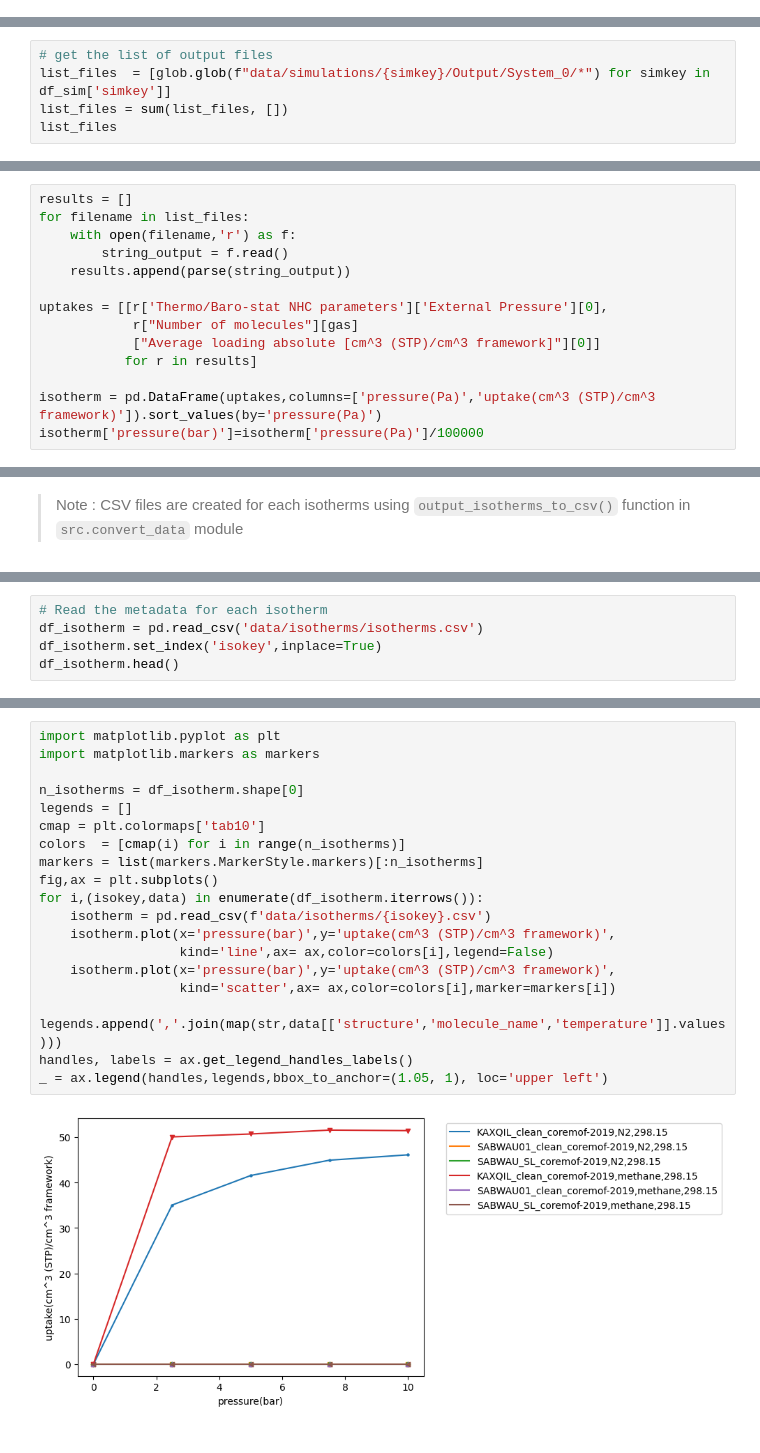
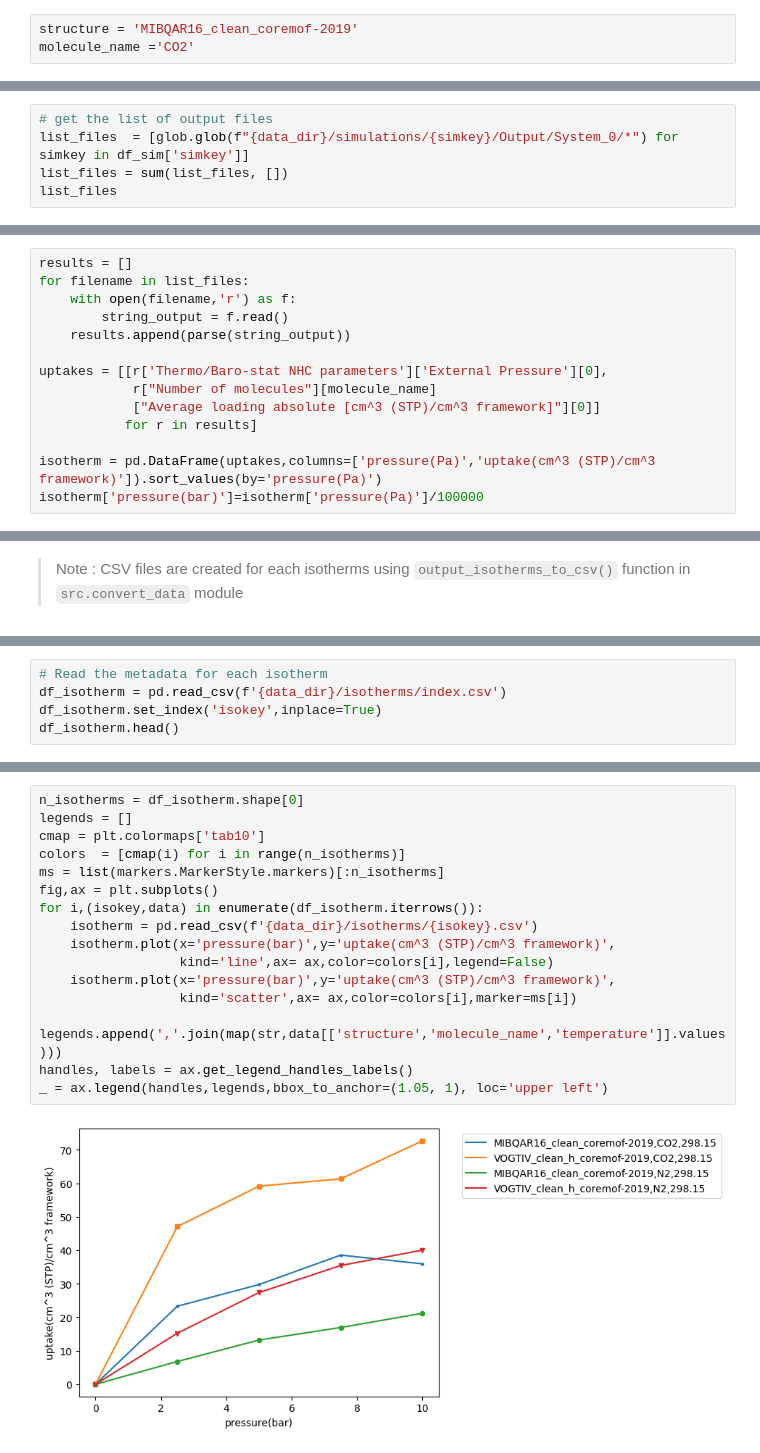
Before and after one commit to coudertlab/simple-adsorption-workflow, a Jupyter notebook: plot_isotherms.ipynb, the cells around one changed output, grey strips where cells are left out. Cells and saved outputs as stored; diff of their text form.

Commit message:
Update JSON isotherm format and notebook to plot test data

```diff
--- a/plot_isotherms.ipynb
+++ b/plot_isotherms.ipynb
@@ -12,3 +19,6 @@ df_index = pd.read_csv('data/simulations/index.csv')
+# %%
+structure = 'MIBQAR16_clean_coremof-2019'
+molecule_name ='CO2'
 # %%
 # Select only the simulations corresponding to the targeted conditions
 df_sim = df_index[(df_index["structure"]==structure)&\
@@ -24,6 +34,6 @@ df_sim
 # %%
 # get the list of output files
-list_files  = [glob.glob(f"data/simulations/{simkey}/Output/System_0/*") for simkey in df_sim['simkey']]
+list_files  = [glob.glob(f"{data_dir}/simulations/{simkey}/Output/System_0/*") for simkey in df_sim['simkey']]
 list_files = sum(list_files, [])
 list_files
 # %% [output]
@@ -40,7 +50,7 @@ for filename in list_files:
     results.append(parse(string_output))
 
 uptakes = [[r['Thermo/Baro-stat NHC parameters']['External Pressure'][0],
-            r["Number of molecules"][gas]
+            r["Number of molecules"][molecule_name]
             ["Average loading absolute [cm^3 (STP)/cm^3 framework]"][0]]
            for r in results]
 
@@ -68,6 +76,6 @@ os.listdir('data/isotherms/')
 # %%
 # Read the metadata for each isotherm
-df_isotherm = pd.read_csv('data/isotherms/isotherms.csv')
+df_isotherm = pd.read_csv(f'{data_dir}/isotherms/index.csv')
 df_isotherm.set_index('isokey',inplace=True)
 df_isotherm.head()
 # %% [output]
@@ -81,21 +88,18 @@ df_isotherm.head()
 # %%
-import matplotlib.pyplot as plt
-import matplotlib.markers as markers
-
 n_isotherms = df_isotherm.shape[0]
 legends = []
 cmap = plt.colormaps['tab10']
 colors  = [cmap(i) for i in range(n_isotherms)]
-markers = list(markers.MarkerStyle.markers)[:n_isotherms]
+ms = list(markers.MarkerStyle.markers)[:n_isotherms]
 fig,ax = plt.subplots()
 for i,(isokey,data) in enumerate(df_isotherm.iterrows()):
-    isotherm = pd.read_csv(f'data/isotherms/{isokey}.csv')
+    isotherm = pd.read_csv(f'{data_dir}/isotherms/{isokey}.csv')
     isotherm.plot(x='pressure(bar)',y='uptake(cm^3 (STP)/cm^3 framework)',
                   kind='line',ax= ax,color=colors[i],legend=False)
     isotherm.plot(x='pressure(bar)',y='uptake(cm^3 (STP)/cm^3 framework)',
-                  kind='scatter',ax= ax,color=colors[i],marker=markers[i])
+                  kind='scatter',ax= ax,color=colors[i],marker=ms[i])
     legends.append(','.join(map(str,data[['structure','molecule_name','temperature']].values)))
 handles, labels = ax.get_legend_handles_labels()
 _ = ax.legend(handles,legends,bbox_to_anchor=(1.05, 1), loc='upper left')
 # %% [output]
-[figure, old version]
+[figure, new version]
```
Also changed, not shown: parts of 21 cells of this notebook, 1 other file.
